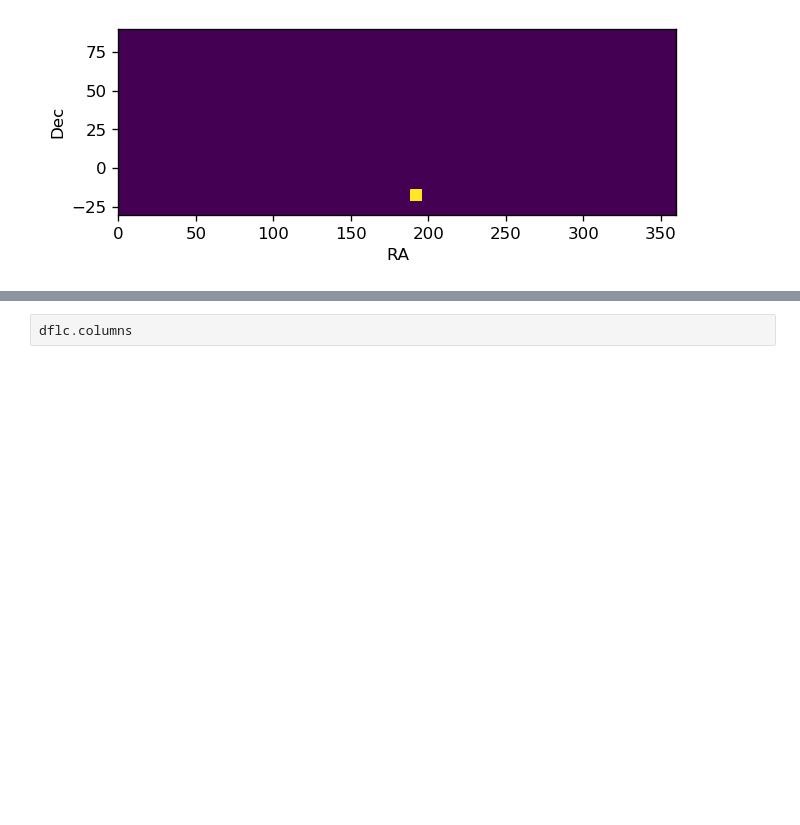
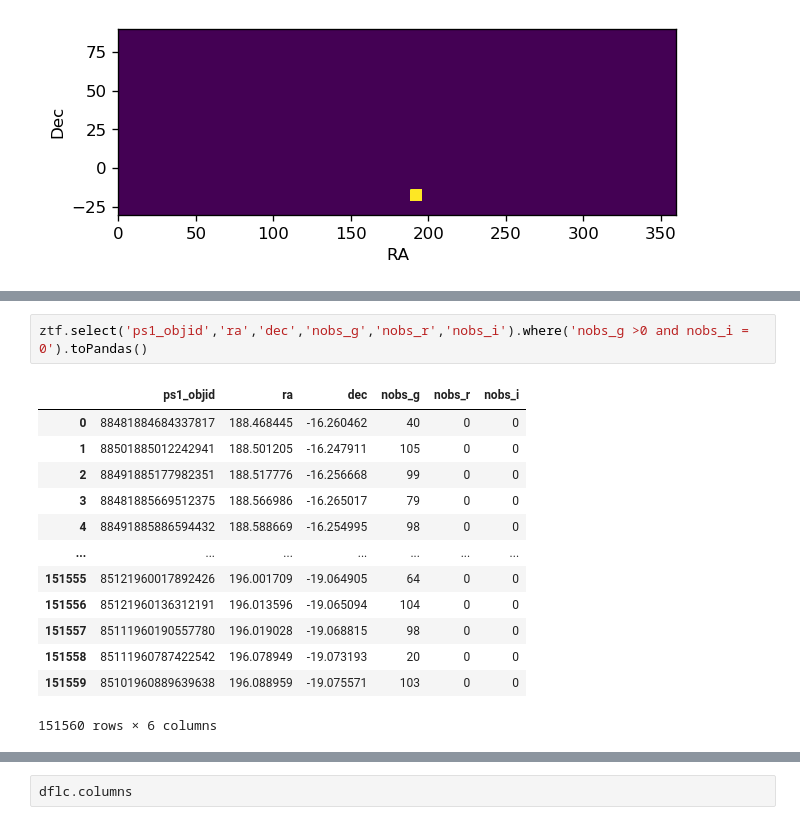
Before and after one commit to dirac-institute/ztf_axs_import, a Jupyter notebook: notebooks/ztf_dr7.ipynb, the cells around one changed output, grey strips where cells are left out. Drawn from its saved outputs; the diff is of its cells as text; blank space fills up the shorter version.

```diff
--- a/notebooks/ztf_dr7.ipynb
+++ b/notebooks/ztf_dr7.ipynb
@@ -314,0 +320,16 @@ dflc
+# %%
+ztf.select('ps1_objid','ra','dec','nobs_g','nobs_r','nobs_i').where('nobs_g >0 and nobs_i = 0').toPandas()
+# %% [output]
+|  | ps1_objid | ra | dec | nobs_g | nobs_r | nobs_i |
+| 0 | 88481884684337817 | 188.468445 | -16.260462 | 40 | 0 | 0 |
+| 1 | 88501885012242941 | 188.501205 | -16.247911 | 105 | 0 | 0 |
+| 2 | 88491885177982351 | 188.517776 | -16.256668 | 99 | 0 | 0 |
+| 3 | 88481885669512375 | 188.566986 | -16.265017 | 79 | 0 | 0 |
+| 4 | 88491885886594432 | 188.588669 | -16.254995 | 98 | 0 | 0 |
+| ... | ... | ... | ... | ... | ... | ... |
+| 151555 | 85121960017892426 | 196.001709 | -19.064905 | 64 | 0 | 0 |
+| 151556 | 85121960136312191 | 196.013596 | -19.065094 | 104 | 0 | 0 |
+| 151557 | 85111960190557780 | 196.019028 | -19.068815 | 98 | 0 | 0 |
+| 151558 | 85111960787422542 | 196.078949 | -19.073193 | 20 | 0 | 0 |
+| 151559 | 85101960889639638 | 196.088959 | -19.075571 | 103 | 0 | 0 |
+151560 rows × 6 columns
```
Also changed, not shown: parts of 5 cells of this notebook.
